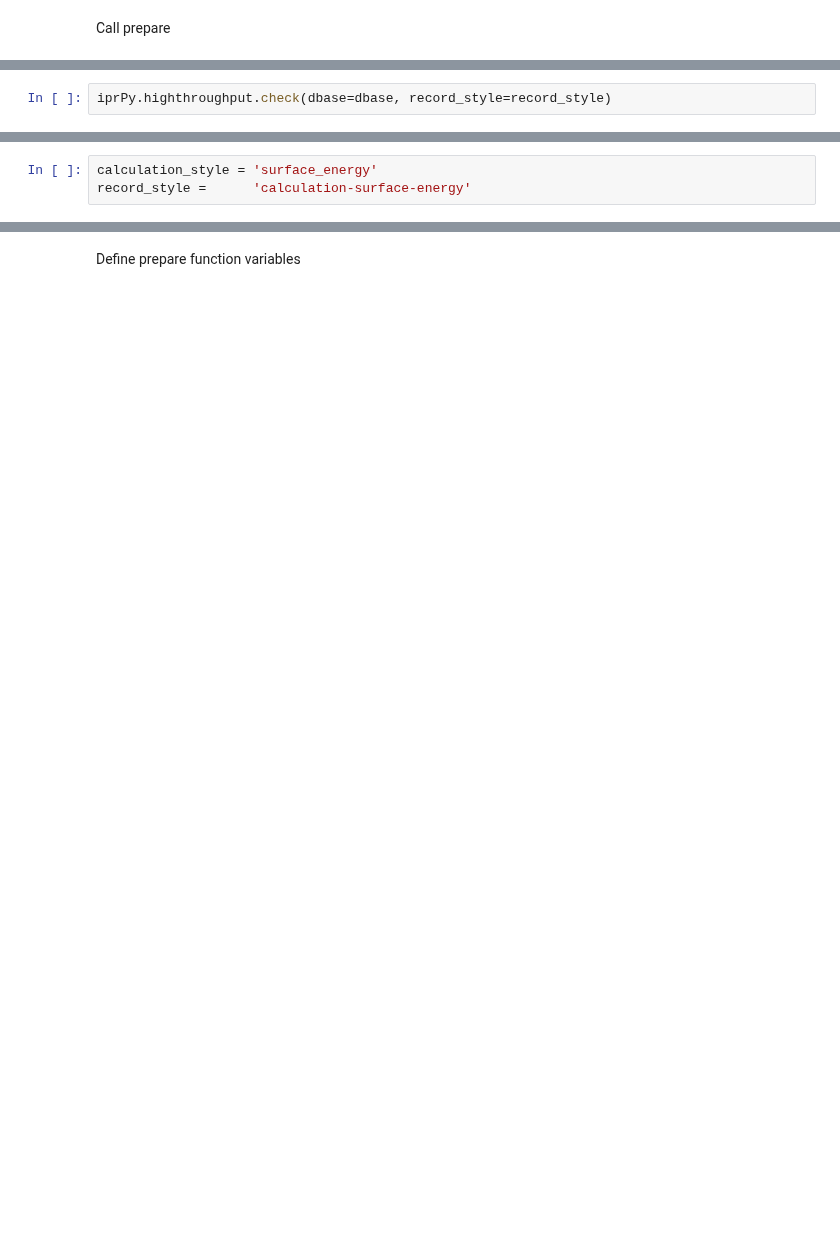
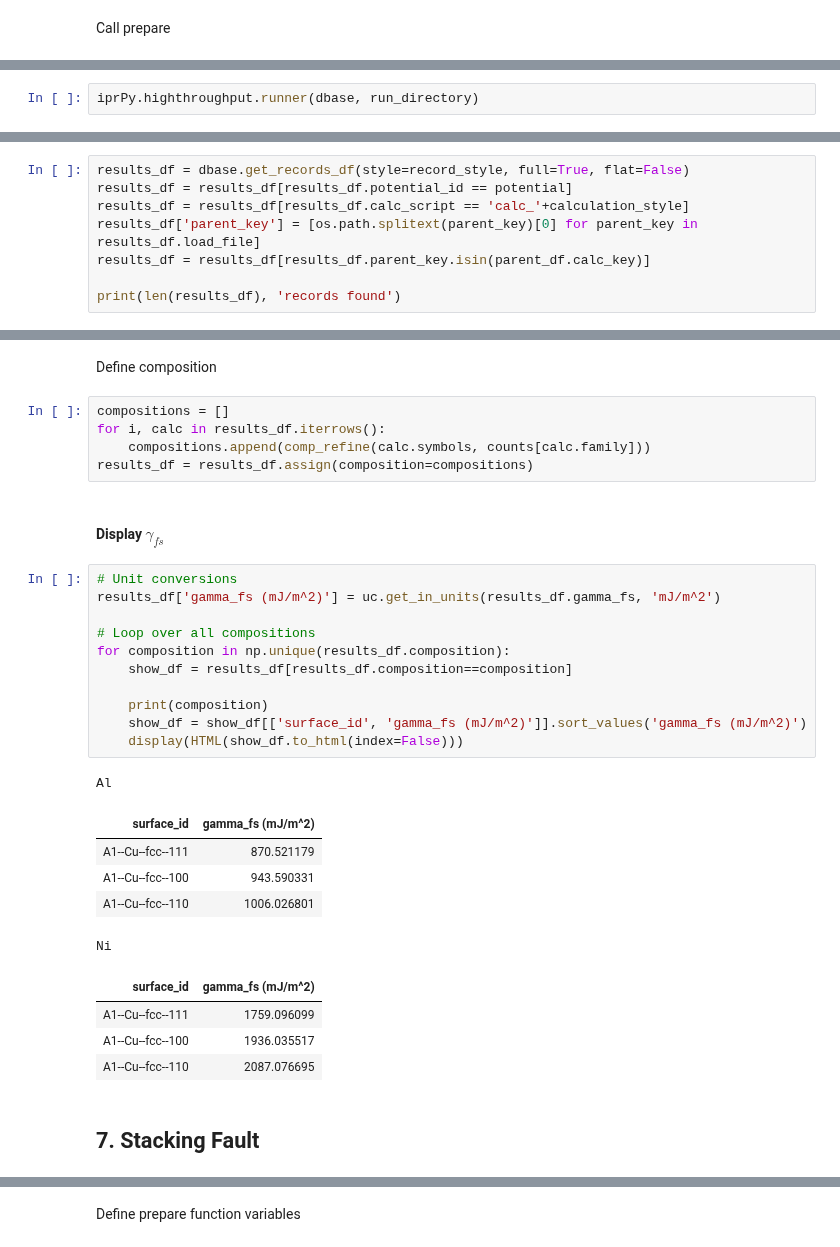
Before and after one commit to lmhale99/iprPy, a Jupyter notebook: bin/master/Master.ipynb, the cells around one changed output, grey strips where cells are left out. Saved outputs shown, nothing was run; the diff lists cells and outputs as text; blank space fills up the shorter version.

```diff
--- a/bin/master/Master.ipynb
+++ b/bin/master/Master.ipynb
@@ -168,2 +707,2 @@ calc.prepare(dbase, run_directory, **input_params)
 # %%
-iprPy.highthroughput.check(dbase=dbase, record_style=record_style)
+iprPy.highthroughput.runner(dbase, run_directory)
@@ -234,3 +708,0 @@ for record_key in starting_record_df.calc_key.tolist():
-# %%
-calculation_style = 'surface_energy'
-record_style =      'calculation-surface-energy'
@@ -245,0 +713,8 @@ iprPy.Database (local) at C:\Users\lmh1\Documents\calculations\ipr\library_test
+# %%
+results_df = dbase.get_records_df(style=record_style, full=True, flat=False)
+results_df = results_df[results_df.potential_id == potential]
+results_df = results_df[results_df.calc_script == 'calc_'+calculation_style]
+results_df['parent_key'] = [os.path.splitext(parent_key)[0] for parent_key in results_df.load_file]
+results_df = results_df[results_df.parent_key.isin(parent_df.calc_key)]
+
+print(len(results_df), 'records found')
@@ -245,0 +734,33 @@ iprPy.Database (local) at C:\Users\lmh1\Documents\calculations\ipr\library_test
+# %% [markdown]
+Define composition
+# %%
+compositions = []
+for i, calc in results_df.iterrows():
+    compositions.append(comp_refine(calc.symbols, counts[calc.family]))
+results_df = results_df.assign(composition=compositions)
+# %% [markdown]
+#### Display $\gamma_{fs}$
+# %%
+# Unit conversions
+results_df['gamma_fs (mJ/m^2)'] = uc.get_in_units(results_df.gamma_fs, 'mJ/m^2')
+
+# Loop over all compositions
+for composition in np.unique(results_df.composition):
+    show_df = results_df[results_df.composition==composition]
+
+    print(composition)
+    show_df = show_df[['surface_id', 'gamma_fs (mJ/m^2)']].sort_values('gamma_fs (mJ/m^2)')
+    display(HTML(show_df.to_html(index=False)))
+# %% [output]
+Al
+| surface_id | gamma_fs (mJ/m^2) |
+| A1--Cu--fcc--111 | 870.521179 |
+| A1--Cu--fcc--100 | 943.590331 |
+| A1--Cu--fcc--110 | 1006.026801 |
+Ni
+| surface_id | gamma_fs (mJ/m^2) |
+| A1--Cu--fcc--111 | 1759.096099 |
+| A1--Cu--fcc--100 | 1936.035517 |
+| A1--Cu--fcc--110 | 2087.076695 |
+# %% [markdown]
+## 7. Stacking Fault
```
Also changed, not shown: parts of 159 cells of this notebook, 2 other files.
